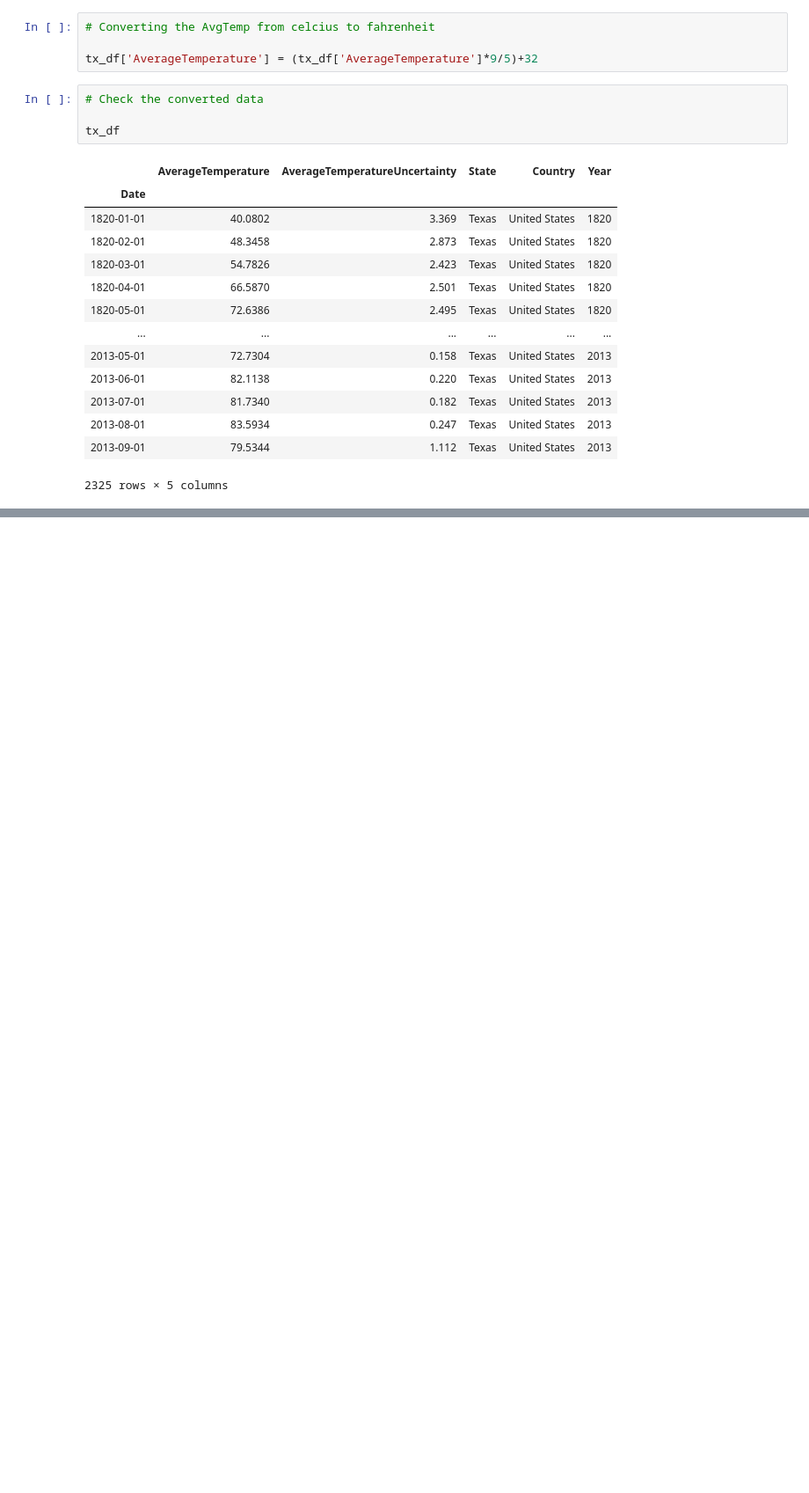
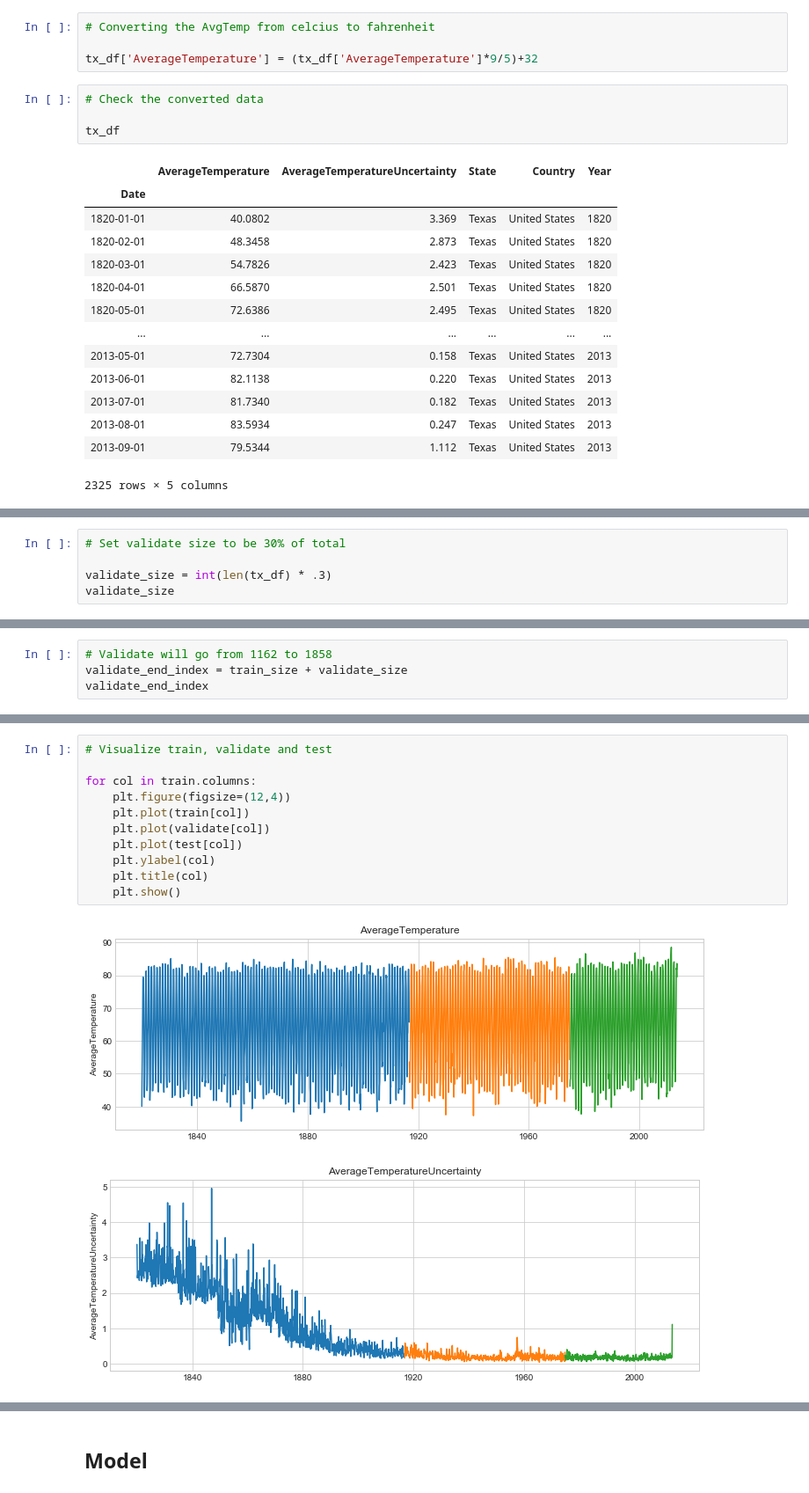
Before and after one commit to QuantumKane/time-series-exercises, a Jupyter notebook: ts_model.ipynb, the cells around one changed output, grey strips where cells are left out. Shown at 88% size. Cells and saved outputs as stored; diff of their text form; blank space fills up the shorter version.

Commit message:
thru modeling

```diff
--- a/ts_model.ipynb
+++ b/ts_model.ipynb
@@ -162,0 +172,5 @@ train, validate, test = prepare.split(tx_df, stratify_by=None)
+# %%
+# Set validate size to be 30% of total
+
+validate_size = int(len(tx_df) * .3)
+validate_size
@@ -162,0 +186,4 @@ train, validate, test = prepare.split(tx_df, stratify_by=None)
+# %%
+# Validate will go from 1162 to 1858
+validate_end_index = train_size + validate_size
+validate_end_index
@@ -216,0 +260,14 @@ plt.legend()
+# %%
+# Visualize train, validate and test
+
+for col in train.columns:
+    plt.figure(figsize=(12,4))
+    plt.plot(train[col])
+    plt.plot(validate[col])
+    plt.plot(test[col])
+    plt.ylabel(col)
+    plt.title(col)
+    plt.show()
+# %% [output]
+[figure, added]
+[figure, added]
@@ -216,0 +275,2 @@ plt.legend()
+# %% [markdown]
+## Model
```
Also changed, not shown: parts of 49 cells of this notebook.
